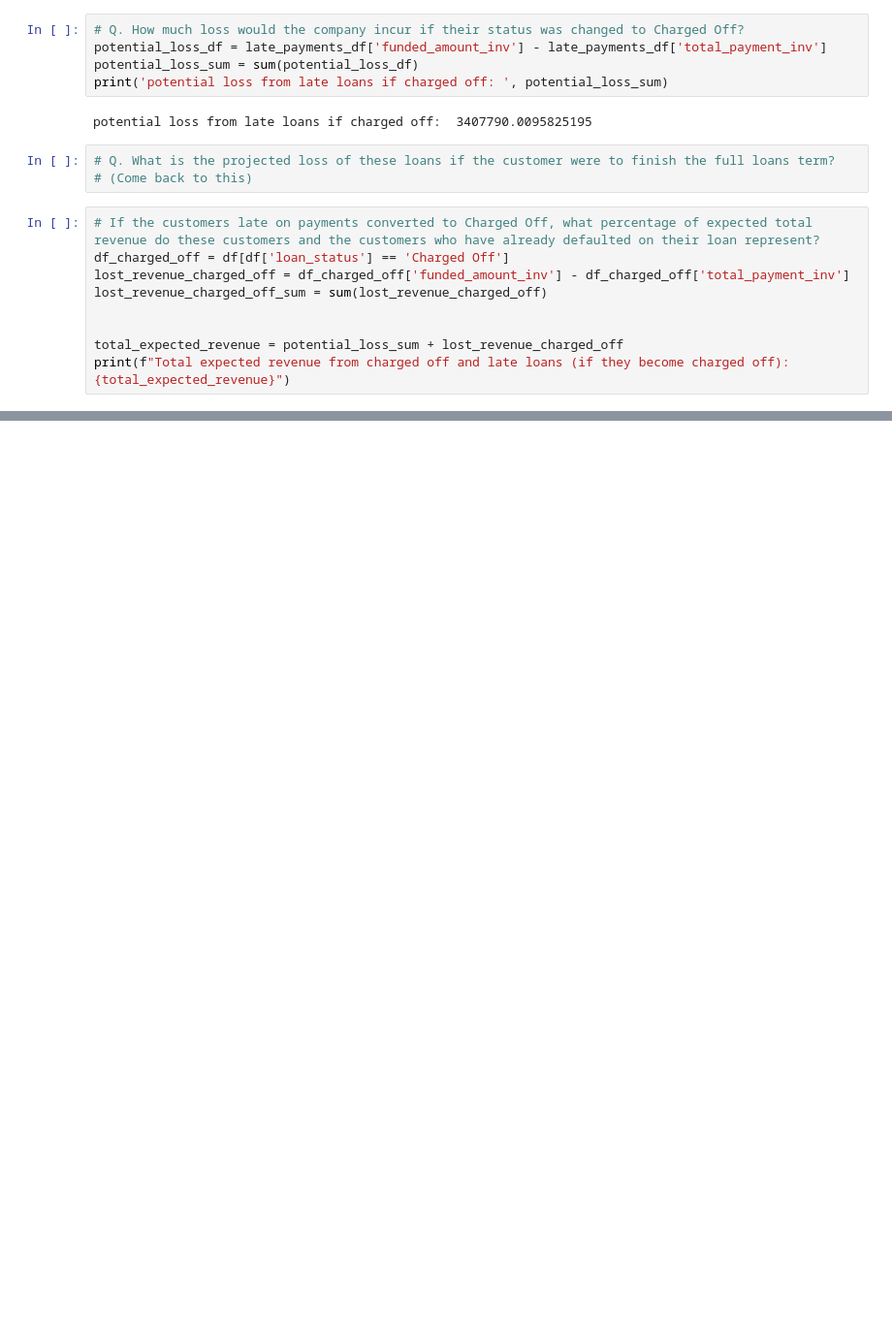
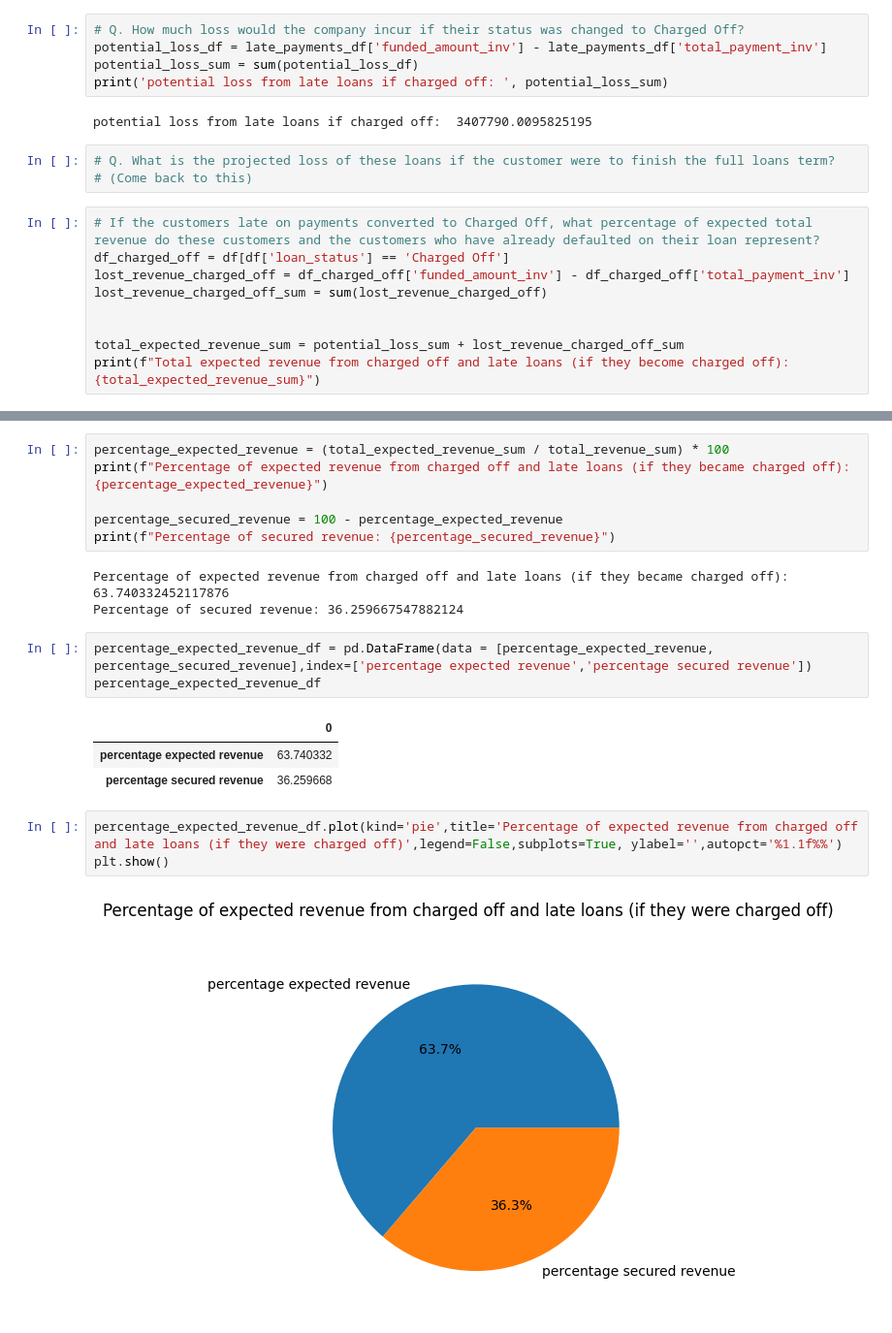
Before and after one commit to vpagador/EDA-Customer-Loans-in-Finance, a Jupyter notebook: data_analysis_questions/4_possible_loss.ipynb, the cells around one changed output, grey strips where cells are left out. Shown at 97% size. Cells and saved outputs as stored; diff of their text form; blank space fills up the shorter version.

```diff
--- a/data_analysis_questions/4_possible_loss.ipynb
+++ b/data_analysis_questions/4_possible_loss.ipynb
@@ -102,5 +102,5 @@ lost_revenue_charged_off = df_charged_off['funded_amount_inv'] - df_charged_off[
 lost_revenue_charged_off_sum = sum(lost_revenue_charged_off)
 
 
-total_expected_revenue = potential_loss_sum + lost_revenue_charged_off
-print(f"Total expected revenue from charged off and late loans (if they become charged off): {total_expected_revenue}")
+total_expected_revenue_sum = potential_loss_sum + lost_revenue_charged_off_sum
+print(f"Total expected revenue from charged off and late loans (if they become charged off): {total_expected_revenue_sum}")
@@ -110,0 +115,21 @@ print(f"Total revenue from payments made: {total_revenue_sum}")
+# %%
+percentage_expected_revenue = (total_expected_revenue_sum / total_revenue_sum) * 100
+print(f"Percentage of expected revenue from charged off and late loans (if they became charged off): {percentage_expected_revenue}")
+
+percentage_secured_revenue = 100 - percentage_expected_revenue
+print(f"Percentage of secured revenue: {percentage_secured_revenue}")
+# %% [output]
+Percentage of expected revenue from charged off and late loans (if they became charged off): 63.740332452117876
+Percentage of secured revenue: 36.259667547882124
+# %%
+percentage_expected_revenue_df = pd.DataFrame(data = [percentage_expected_revenue, percentage_secured_revenue],index=['percentage expected revenue','percentage secured revenue'])
+percentage_expected_revenue_df
+# %% [output]
+|  | 0 |
+| percentage expected revenue | 63.740332 |
+| percentage secured revenue | 36.259668 |
+# %%
+percentage_expected_revenue_df.plot(kind='pie',title='Percentage of expected revenue from charged off and late loans (if they were charged off)',legend=False,subplots=True, ylabel='',autopct='%1.1f%%')
+plt.show()
+# %% [output]
+[figure, added]
```
Also changed, not shown: parts of 3 cells of this notebook, 2 other files.
